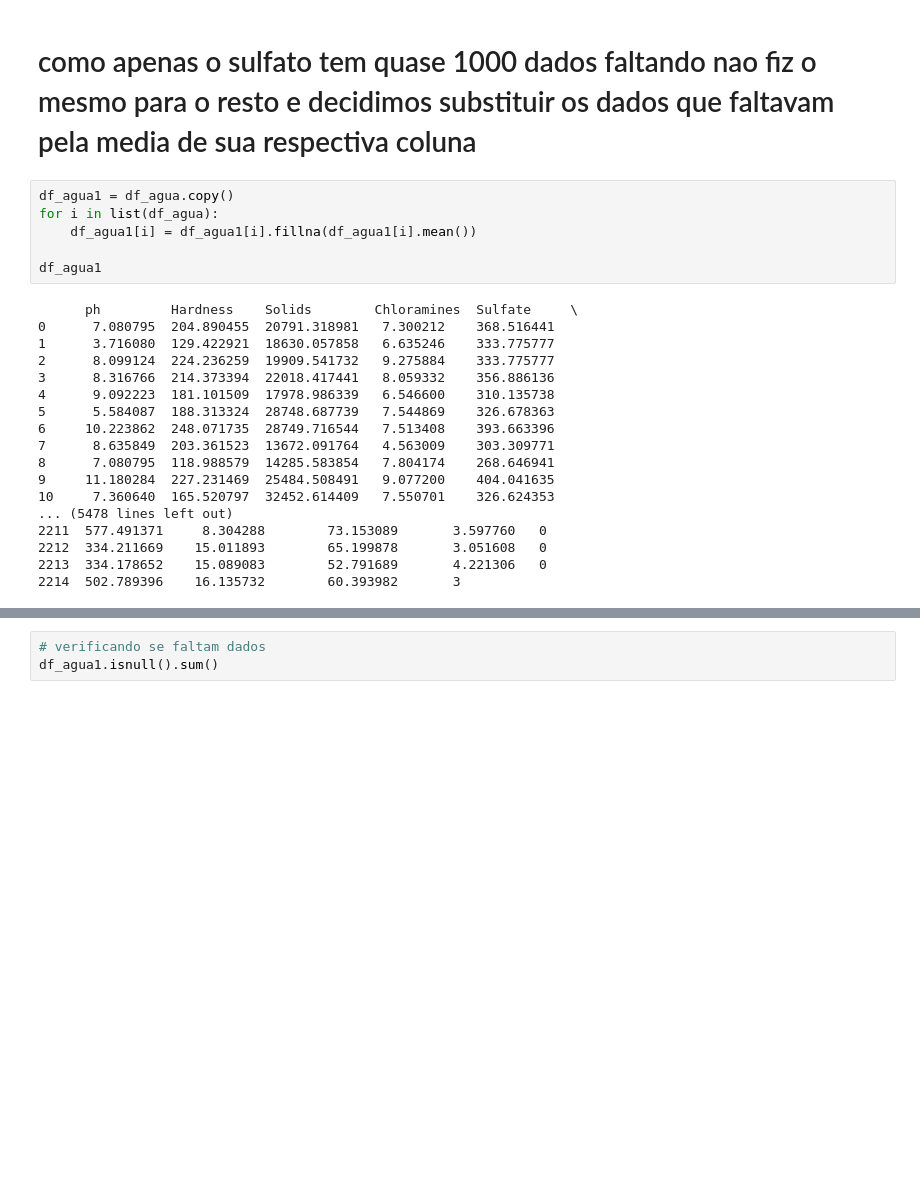
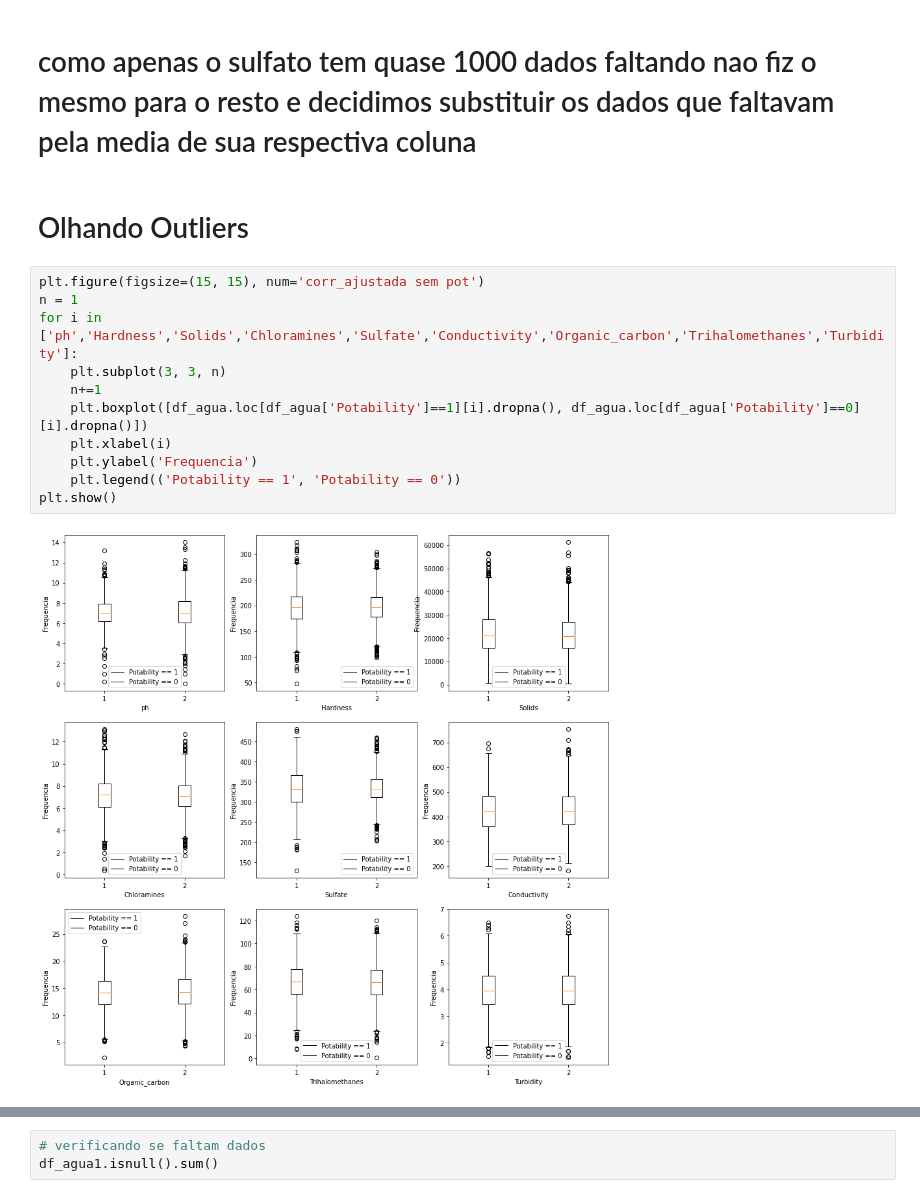
Before and after one commit to RafaelNiccheri/P2_Cdados_2021-2, a Jupyter notebook: Teste.ipynb, the cells around one changed output, grey strips where cells are left out. Saved outputs shown, nothing was run; the diff lists cells and outputs as text; blank space fills up the shorter version.

```diff
--- a/Teste.ipynb
+++ b/Teste.ipynb
@@ -183,27 +118,18 @@ print(f"media de sulfato em aguas nao potaveis {sulfato0_semNaN['Sulfate'].sum()
 media de sulfato em aguas nao potaveis 334.5642895786881 e em aguas potaveis 332.56699023366554 considerando somente as amostras com dados para sulfato
 # %% [markdown]
 # como apenas o sulfato tem quase 1000 dados faltando nao fiz o mesmo para o resto e decidimos substituir os dados que faltavam pela media de sua respectiva coluna
-# %%
-df_agua1 = df_agua.copy()
-for i in list(df_agua):
-    df_agua1[i] = df_agua1[i].fillna(df_agua1[i].mean())
-
-df_agua1
-# %% [output]
-      ph         Hardness    Solids        Chloramines  Sulfate     \
-0      7.080795  204.890455  20791.318981   7.300212    368.516441
-1      3.716080  129.422921  18630.057858   6.635246    333.775777
-2      8.099124  224.236259  19909.541732   9.275884    333.775777
-3      8.316766  214.373394  22018.417441   8.059332    356.886136
-4      9.092223  181.101509  17978.986339   6.546600    310.135738
-5      5.584087  188.313324  28748.687739   7.544869    326.678363
-6     10.223862  248.071735  28749.716544   7.513408    393.663396
-7      8.635849  203.361523  13672.091764   4.563009    303.309771
-8      7.080795  118.988579  14285.583854   7.804174    268.646941
-9     11.180284  227.231469  25484.508491   9.077200    404.041635
-10     7.360640  165.520797  32452.614409   7.550701    326.624353
-... (5478 lines left out)
-2211  577.491371     8.304288        73.153089       3.597760   0
-2212  334.211669    15.011893        65.199878       3.051608   0
-2213  334.178652    15.089083        52.791689       4.221306   0
-2214  502.789396    16.135732        60.393982       3
+# %% [markdown]
+# Olhando Outliers
+# %%
+plt.figure(figsize=(15, 15), num='corr_ajustada sem pot')
+n = 1
+for i in ['ph','Hardness','Solids','Chloramines','Sulfate','Conductivity','Organic_carbon','Trihalomethanes','Turbidity']:
+    plt.subplot(3, 3, n)
+    n+=1
+    plt.boxplot([df_agua.loc[df_agua['Potability']==1][i].dropna(), df_agua.loc[df_agua['Potability']==0][i].dropna()])
+    plt.xlabel(i)
+    plt.ylabel('Frequencia')
+    plt.legend(('Potability == 1', 'Potability == 0'))
+plt.show()
+# %% [output]
+[figure, added]
```
Also changed, not shown: parts of 28 cells of this notebook.
